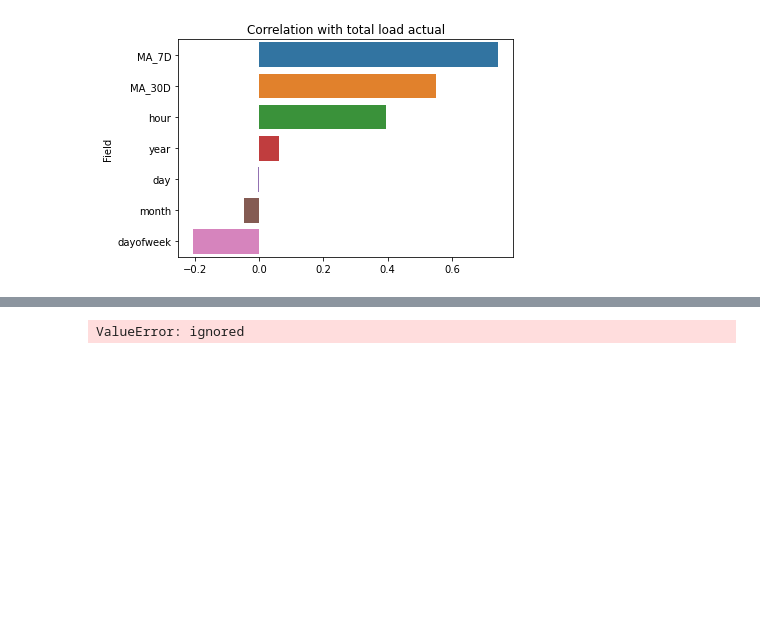
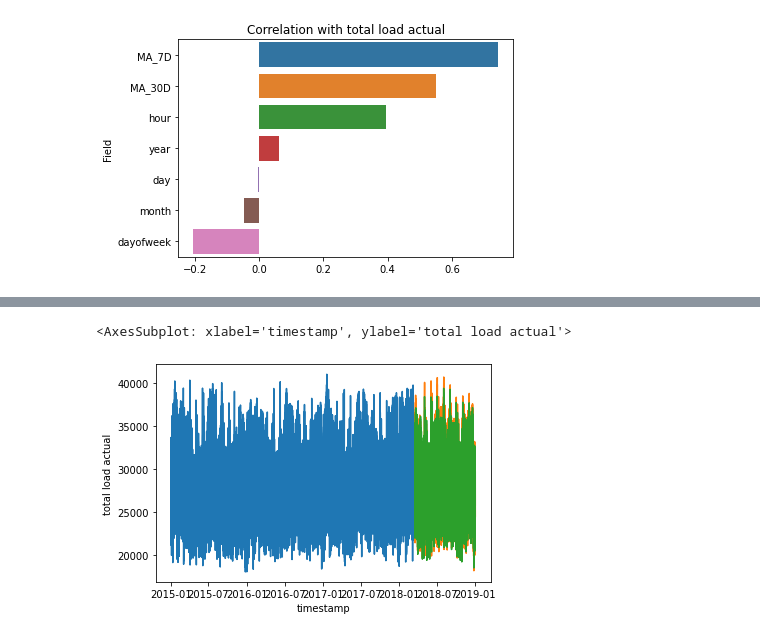
Before and after one commit to NathanBitu/Energy-Consumption-Forecasting, a Jupyter notebook: energy_forecasting.ipynb, the cells around one changed output, grey strips where cells are left out. Saved outputs shown, nothing was run; the diff lists cells and outputs as text; code cells hidden in the pictures; blank space fills up the shorter version.

```diff
--- a/energy_forecasting.ipynb
+++ b/energy_forecasting.ipynb
@@ -339,10 +311,12 @@ df
 # %%
 test_data = x_test.merge(y_test, left_index = True, right_index = True)
 test_data['timestamp'] = test_data.apply(lambda x: cria_timestamp(x), axis = 1)
+test_data['predicted'] = model.predict(test_data.drop(['total load actual', 'timestamp'], axis = 1))
 x_train = x_train.merge(y_train, left_index = True, right_index = True)
 x_train['timestamp'] = x_train.apply(lambda x: cria_timestamp(x), axis = 1)
 sns.lineplot(x = 'timestamp', y = 'total load actual', data = x_train)
 sns.lineplot(x = 'timestamp', y = 'total load actual', data = test_data)
 sns.lineplot(x = 'timestamp', y = 'predicted', data = test_data)
 # %% [output]
-ValueError: ignored
+<AxesSubplot: xlabel='timestamp', ylabel='total load actual'>
+[figure, added]
```
Also changed, not shown: parts of 17 cells of this notebook.
